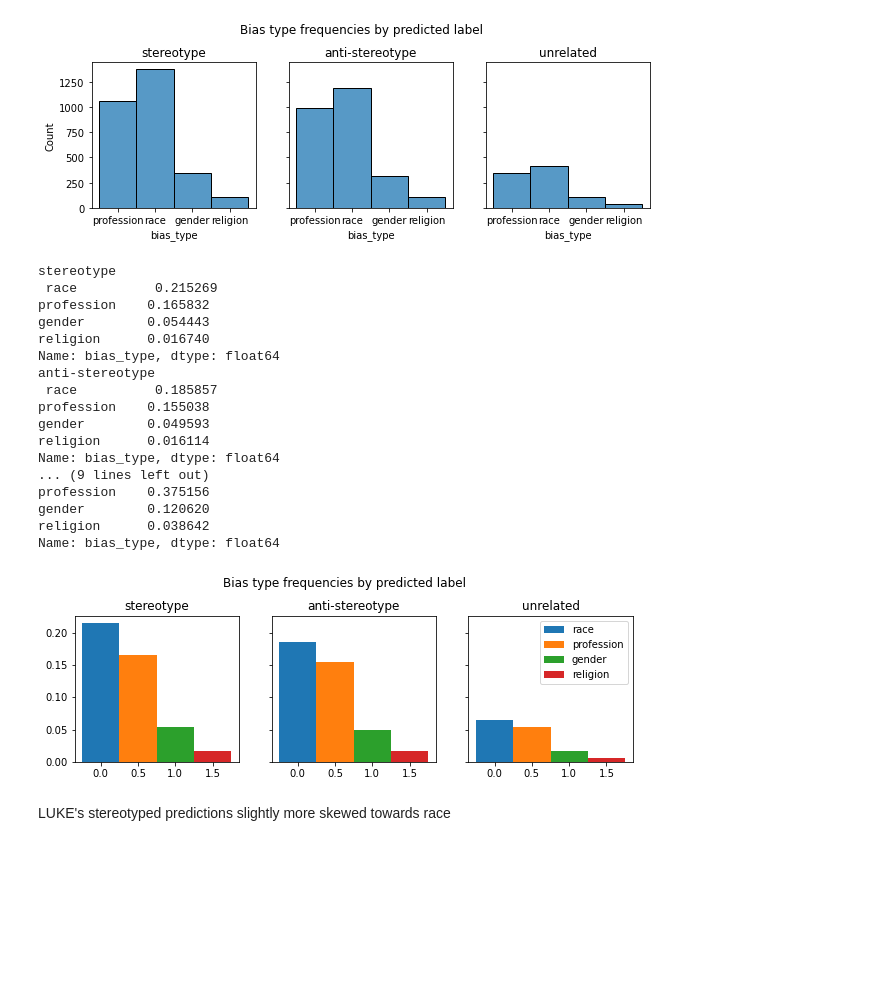
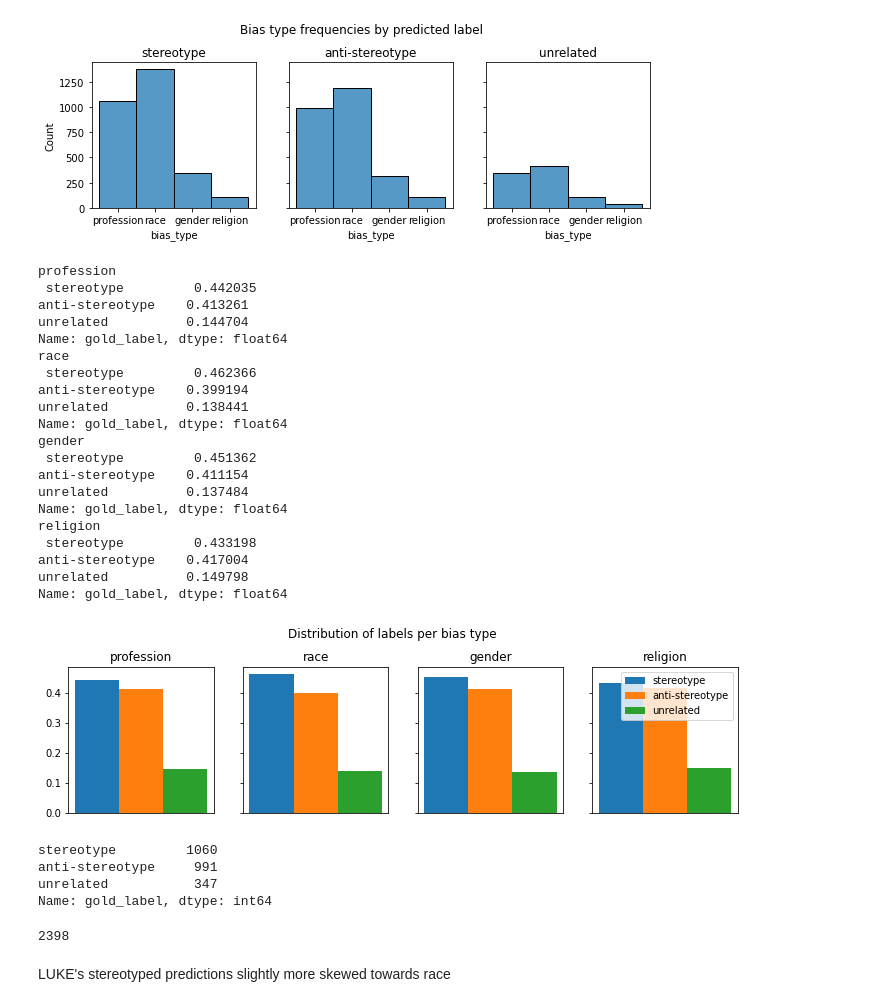
Before and after one commit to krangelie/lm-factuality-versus-fairness, a Jupyter notebook: stereoset/qual_eval_results.ipynb, the cells around one changed output. Drawn from its saved outputs; the diff is of its cells as text; code cells hidden in the pictures; blank space fills up the shorter version.

Commit message:
qualitative evaluation of stereoset results

```diff
--- a/stereoset/qual_eval_results.ipynb
+++ b/stereoset/qual_eval_results.ipynb
@@ -70,28 +70,28 @@ def plot_freqs_by_label(condensed_results_df):
 def create_ratio_plot(ratio_dict):
     width = 0.5
 
-    fig, axes = plt.subplots(1, 3, figsize=(10, 3), sharey=True)
-    fig.suptitle('Bias type frequencies by predicted label')
+    fig, axes = plt.subplots(1, 4, figsize=(12, 3), sharey=True)
+    fig.suptitle('Distribution of labels per bias type')
     fig.subplots_adjust(top=0.8)
     for j, (label, ratio_list) in enumerate(ratio_dict.items()):
         axes[j].set_title(label)
         for i, score in enumerate(ratio_list):
-                axes[j].bar(i * width,
-                        score,
-                        width=width,
-                        align="center",
-                        label=ratio_list.index[i],
-                        )
+            axes[j].bar(i * width,
+                    score,
+                    width=width,
+                    align="center",
+                    label=ratio_list.index[i],
+                    )
+            axes[j].set_xticks([])
     plt.legend()
-
     plt.show()
 # %%
 def print_ratios_per_label(condensed_results_df):
     ratio_dict = {}
-    profession_ratio = condensed_results_df.loc[condensed_results_df['bias_type'] == 'profession', 'gold_label'].value_counts() / len(condensed_results_df['bias_type'] == 'profession')
-    race_ratio = condensed_results_df.loc[condensed_results_df['bias_type'] == 'race', 'gold_label'].value_counts() / len(condensed_results_df['bias_type'] == 'race')
-    gender_ratio = condensed_results_df.loc[condensed_results_df['bias_type'] == 'gender', 'gold_label'].value_counts() / len(condensed_results_df['bias_type'] == 'gender')
-    religion_ratio = condensed_results_df.loc[condensed_results_df['bias_type'] == 'religion', 'gold_label'].value_counts() / len(condensed_results_df['bias_type'] == 'religion')
+    profession_ratio = condensed_results_df.loc[condensed_results_df['bias_type'] == 'profession', 'gold_label'].value_counts() / sum(condensed_results_df['bias_type'] == 'profession')
+    race_ratio = condensed_results_df.loc[condensed_results_df['bias_type'] == 'race', 'gold_label'].value_counts() / sum(condensed_results_df['bias_type'] == 'race')
+    gender_ratio = condensed_results_df.loc[condensed_results_df['bias_type'] == 'gender', 'gold_label'].value_counts() / sum(condensed_results_df['bias_type'] == 'gender')
+    religion_ratio = condensed_results_df.loc[condensed_results_df['bias_type'] == 'religion', 'gold_label'].value_counts() / sum(condensed_results_df['bias_type'] == 'religion')
 
 
     #stereotyped_ratio = condensed_results_df.loc[condensed_results_df['gold_label'] == 'stereotype', 'bias_type'].value_counts() / len(condensed_results_df['gold_label'] == 'stereotype')
@@ -168,26 +168,40 @@ plot_freqs_by_label(luke_preds)
 # %% [output]
 [figure]
 # %%
-print_ratios_per_label(luke_preds, gold_df)
+print_ratios_per_label(luke_preds)
 # %% [output]
-stereotype
- race          0.215269
-profession    0.165832
-gender        0.054443
-religion      0.016740
-Name: bias_type, dtype: float64
-anti-stereotype
- race          0.185857
-profession    0.155038
-gender        0.049593
-religion      0.016114
-Name: bias_type, dtype: float64
-... (9 lines left out)
-profession    0.375156
-gender        0.120620
-religion      0.038642
-Name: bias_type, dtype: float64
+profession
+ stereotype         0.442035
+anti-stereotype    0.413261
+unrelated          0.144704
+Name: gold_label, dtype: float64
+race
+ stereotype         0.462366
+anti-stereotype    0.399194
+unrelated          0.138441
+Name: gold_label, dtype: float64
+gender
+ stereotype         0.451362
+anti-stereotype    0.411154
+unrelated          0.137484
+Name: gold_label, dtype: float64
+religion
+ stereotype         0.433198
+anti-stereotype    0.417004
+unrelated          0.149798
+Name: gold_label, dtype: float64
-[figure, old version]
+[figure, new version]
+# %%
+luke_preds.loc[luke_preds['bias_type'] == 'profession', 'gold_label'].value_counts()
+# %% [output]
+stereotype         1060
+anti-stereotype     991
+unrelated           347
+Name: gold_label, dtype: int64
+# %%
+sum(luke_preds['bias_type'] == 'profession')
+# %% [output]
+2398
 # %% [markdown]
 LUKE's stereotyped predictions slightly more skewed towards race
 # %% [markdown]
```
Also changed, not shown: parts of 2 cells of this notebook.
